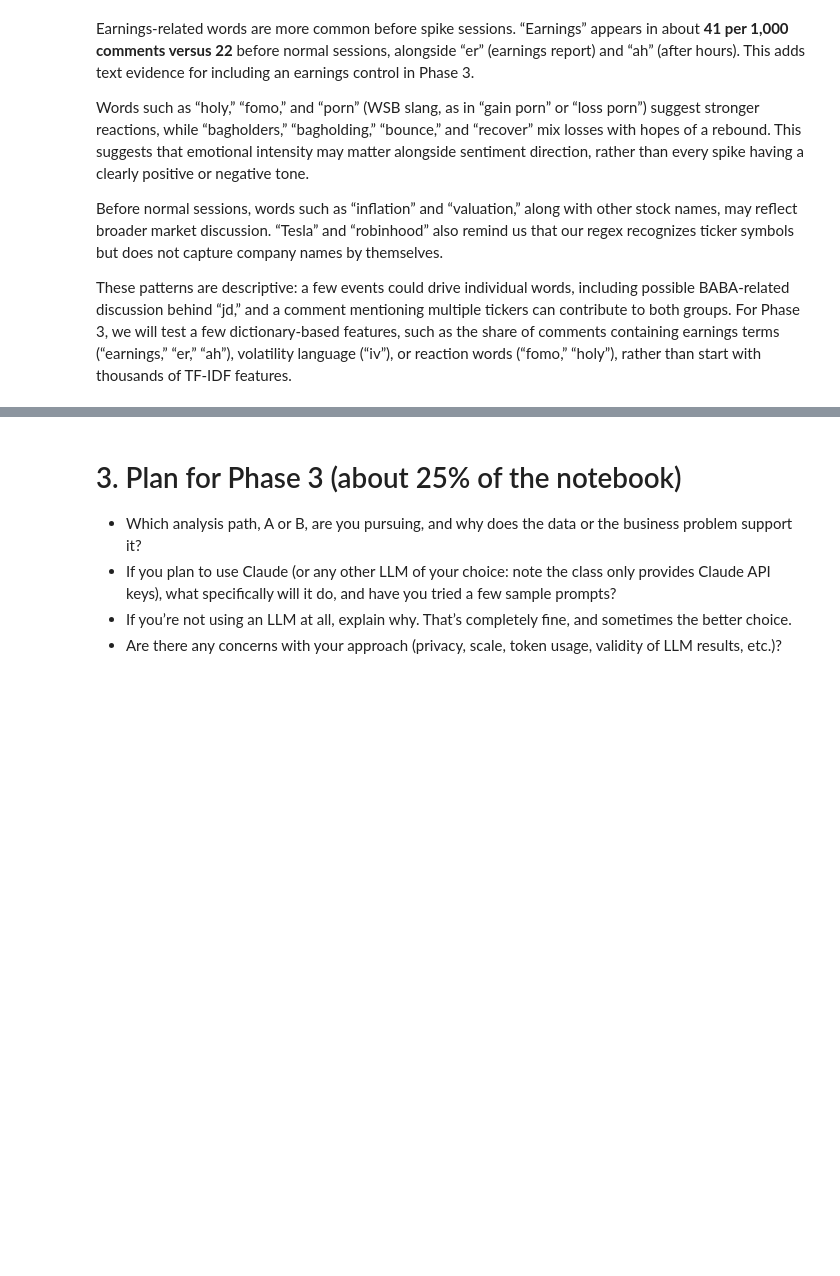
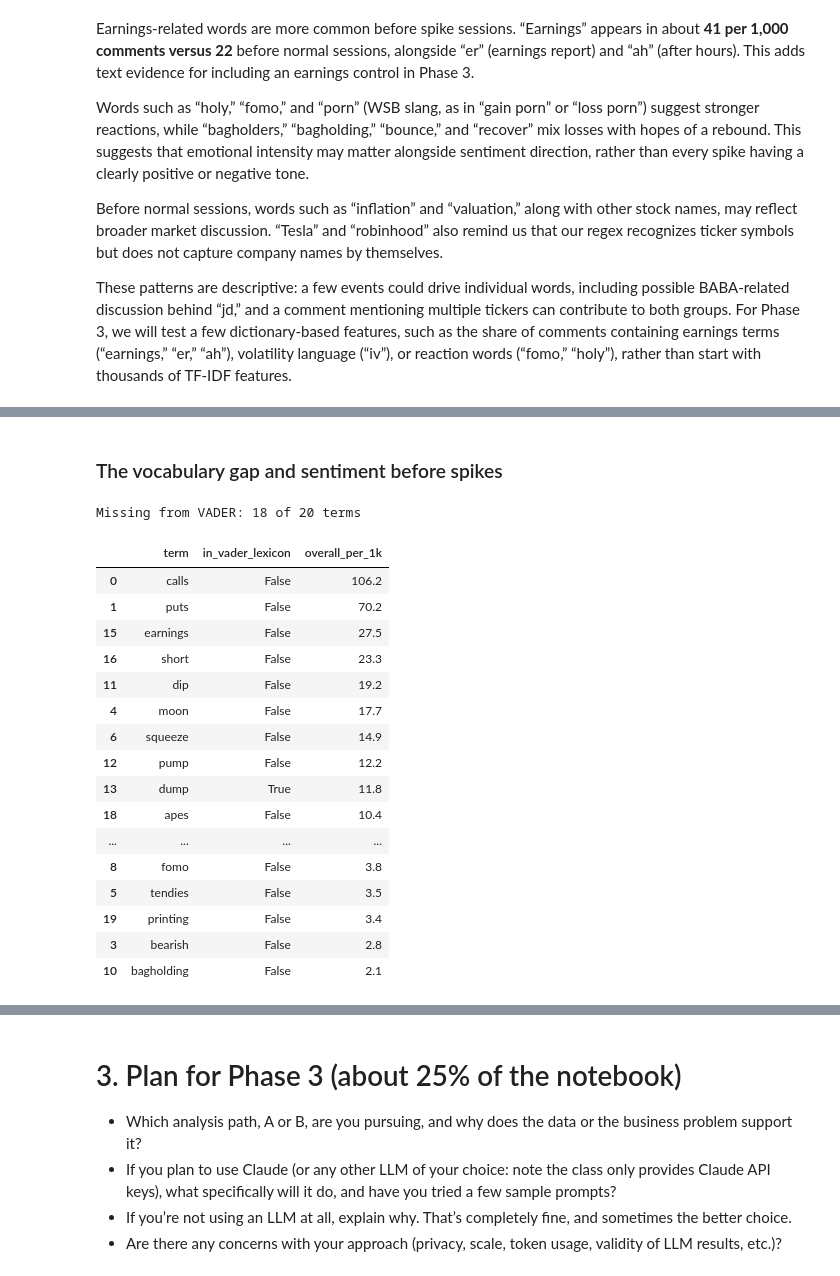
Before and after one commit to lagrenier4451/reddit-volume-forecast, a Jupyter notebook: notebooks/CDA_PhaseII_AlexToth_LucGrenier.ipynb, the cells around one changed output, grey strips where cells are left out. Drawn from its saved outputs; the diff is of its cells as text; code cells hidden in the pictures; blank space fills up the shorter version.

```diff
--- a/notebooks/CDA_PhaseII_AlexToth_LucGrenier.ipynb
+++ b/notebooks/CDA_PhaseII_AlexToth_LucGrenier.ipynb
@@ -1003,0 +1047,36 @@ These patterns are descriptive: a few events could drive individual words, inclu
+# %% [markdown]
+### The vocabulary gap and sentiment before spikes
+# %%
+# Common WSB trading terms: does VADER's lexicon contain them, and how often do they appear?
+wsb_terms = ["calls", "puts", "bullish", "bearish", "moon", "tendies", "squeeze", "yolo",
+             "fomo", "bagholders", "bagholding", "dip", "pump", "dump", "iv", "earnings",
+             "short", "rip", "apes", "printing"]
+
+gap = pd.DataFrame({
+    "term": wsb_terms,
+    "in_vader_lexicon": [t in vader.lexicon for t in wsb_terms],
+})
+gap = gap.merge(kw[["word", "overall_per_1k"]], left_on="term", right_on="word", how="left").drop(columns="word")
+gap["overall_per_1k"] = gap["overall_per_1k"].fillna(0).round(1)
+
+print(f"Missing from VADER: {(~gap['in_vader_lexicon']).sum()} of {len(gap)} terms")
+gap.sort_values("overall_per_1k", ascending=False)
+# %% [output]
+Missing from VADER: 18 of 20 terms
+|  | term | in_vader_lexicon | overall_per_1k |
+| 0 | calls | False | 106.2 |
+| 1 | puts | False | 70.2 |
+| 15 | earnings | False | 27.5 |
+| 16 | short | False | 23.3 |
+| 11 | dip | False | 19.2 |
+| 4 | moon | False | 17.7 |
+| 6 | squeeze | False | 14.9 |
+| 12 | pump | False | 12.2 |
+| 13 | dump | True | 11.8 |
+| 18 | apes | False | 10.4 |
+| ... | ... | ... | ... |
+| 8 | fomo | False | 3.8 |
+| 5 | tendies | False | 3.5 |
+| 19 | printing | False | 3.4 |
+| 3 | bearish | False | 2.8 |
+| 10 | bagholding | False | 2.1 |
```
Also changed, not shown: parts of 8 cells of this notebook.
